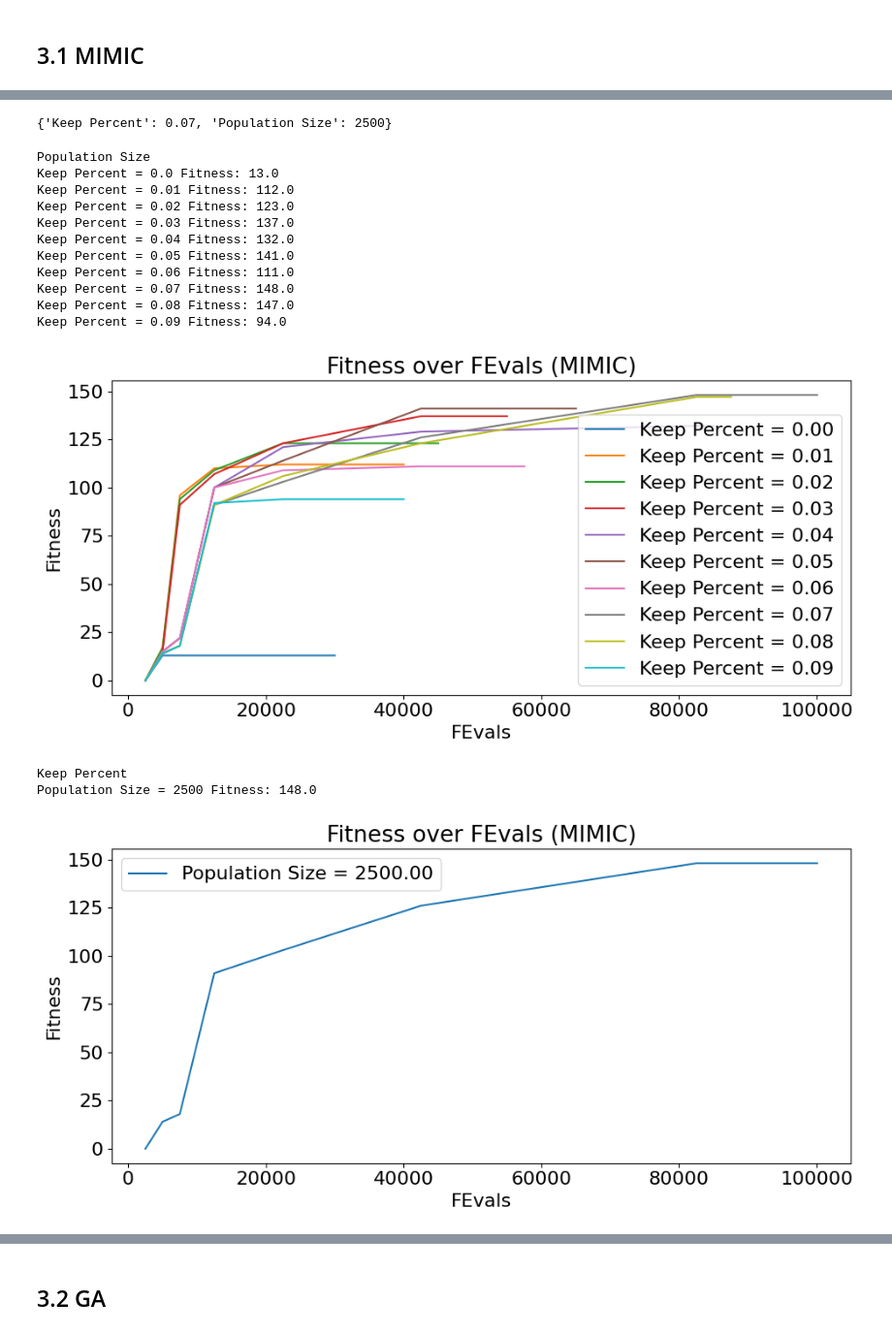
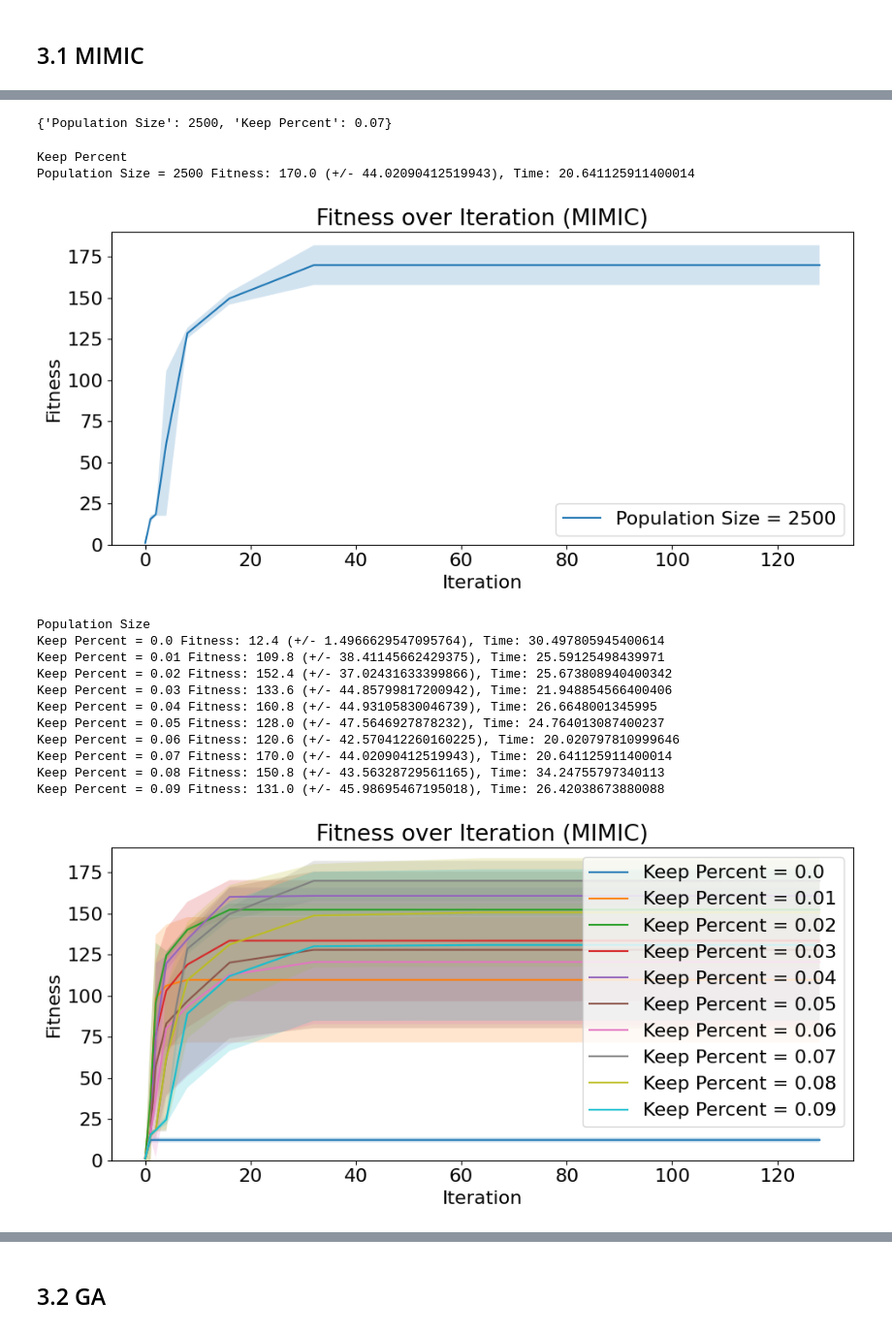
Before and after one commit to RomainFrog/CS7641-A2, a Jupyter notebook: 4PEAKS.ipynb, the cells around one changed output, grey strips where cells are left out. Shown at 97% size. Drawn from its saved outputs; the diff is of its cells as text; code cells hidden in the pictures.

```diff
--- a/4PEAKS.ipynb
+++ b/4PEAKS.ipynb
@@ -62,7 +67,7 @@ fitness.evaluate(best_2)
 fitness = mlrose_hiive.FourPeaks(t_pct = 0.099)
 problem_easy = mlrose_hiive.DiscreteOpt(length = 30, fitness_fn = fitness, maximize=True, max_val=2)
 problem_medium = mlrose_hiive.DiscreteOpt(length = 50, fitness_fn = fitness, maximize=True, max_val=2)
-problem_hard = mlrose_hiive.DiscreteOpt(length = 500, fitness_fn = fitness, maximize=True, max_val=2)
+problem_hard = mlrose_hiive.DiscreteOpt(length = 100, fitness_fn = fitness, maximize=True, max_val=2)
 # %% [markdown]
 # 2. Testing
 # %%
@@ -194,14 +230,14 @@ mmc = MIMICRunner(problem=problem_hard,
                     seed=FIXED_SEED,
                     iteration_list=2**np.arange(8),
                     max_attempts=10,
-                    population_sizes=[5000],
+                    population_sizes=[2500],
                     keep_percent_list=np.arange(0.00, 0.1, 0.01),
                     use_fast_mimic=True
                     )
 
-# mmc_results = run_experiment_multi_seed(mmc, RANDOM_SEEDS)
-mmc_results = mmc.run()
-mmc_results = [mmc_results]
+mmc_results = run_experiment_multi_seed(mmc, RANDOM_SEEDS)
+# mmc_results = mmc.run()
+# mmc_results = [mmc_results]
 
 
 import pickle
@@ -214,32 +256,29 @@ with open('4K_GA_HP.pkl', 'rb') as f:
 
 mmc_hp_mean, mmc_hp_std, mmc_hp_min, mmc_hp_max = runner_results_to_stats(mmc_results)
 
-best_it = get_optimal_hyperparameters(mmc_hp_mean)
-mmc_optimal_HP = {}
-mmc_optimal_HP['Keep Percent'] = best_it['Keep Percent']
-mmc_optimal_HP['Population Size'] = best_it['Population Size']
+mmc_optimal_HP = get_optimal_hyperparameters(mmc_hp_mean, ['Population Size', 'Keep Percent'])
 mmc_optimal_HP
 # %% [output]
-{'Keep Percent': 0.07, 'Population Size': 2500}
+{'Population Size': 2500, 'Keep Percent': 0.07}
 # %%
 for key in mmc_optimal_HP.keys():
-    plot_fitness_vs_hyperparameter(mmc_hp_mean, mmc_hp_std, mmc_optimal_HP, key, "MIMIC", "TSP", x_axis="FEvals")
+    plot_fitness_vs_hyperparameter(mmc_hp_mean, mmc_hp_std, mmc_optimal_HP, key, "MIMIC", "TSP", x_axis="Iteration", y_lim=(0,190))
 # %% [output]
-Population Size
-Keep Percent = 0.0 Fitness: 13.0
-Keep Percent = 0.01 Fitness: 112.0
-Keep Percent = 0.02 Fitness: 123.0
-Keep Percent = 0.03 Fitness: 137.0
-Keep Percent = 0.04 Fitness: 132.0
-Keep Percent = 0.05 Fitness: 141.0
-Keep Percent = 0.06 Fitness: 111.0
-Keep Percent = 0.07 Fitness: 148.0
-Keep Percent = 0.08 Fitness: 147.0
-Keep Percent = 0.09 Fitness: 94.0
+Keep Percent
+Population Size = 2500 Fitness: 170.0 (+/- 44.02090412519943), Time: 20.641125911400014
-[figure, old version]
+[figure, new version]
-Keep Percent
-Population Size = 2500 Fitness: 148.0
+Population Size
+Keep Percent = 0.0 Fitness: 12.4 (+/- 1.4966629547095764), Time: 30.497805945400614
+Keep Percent = 0.01 Fitness: 109.8 (+/- 38.41145662429375), Time: 25.59125498439971
+Keep Percent = 0.02 Fitness: 152.4 (+/- 37.02431633399866), Time: 25.673808940400342
+Keep Percent = 0.03 Fitness: 133.6 (+/- 44.85799817200942), Time: 21.948854566400406
+Keep Percent = 0.04 Fitness: 160.8 (+/- 44.93105830046739), Time: 26.6648001345995
+Keep Percent = 0.05 Fitness: 128.0 (+/- 47.5646927878232), Time: 24.764013087400237
+Keep Percent = 0.06 Fitness: 120.6 (+/- 42.570412260160225), Time: 20.020797810999646
+Keep Percent = 0.07 Fitness: 170.0 (+/- 44.02090412519943), Time: 20.641125911400014
+Keep Percent = 0.08 Fitness: 150.8 (+/- 43.56328729561165), Time: 34.24755797340113
+Keep Percent = 0.09 Fitness: 131.0 (+/- 45.98695467195018), Time: 26.42038673880088
-[figure, old version]
+[figure, new version]
 # %%
 print(f'Best Fitness: {mmc_hp_mean["Fitness"].max()}')
 print(f'Best Fitness: {mmc_hp_max["Fitness"].max()}')
```
Also changed, not shown: parts of 24 cells of this notebook, 38 other files.
